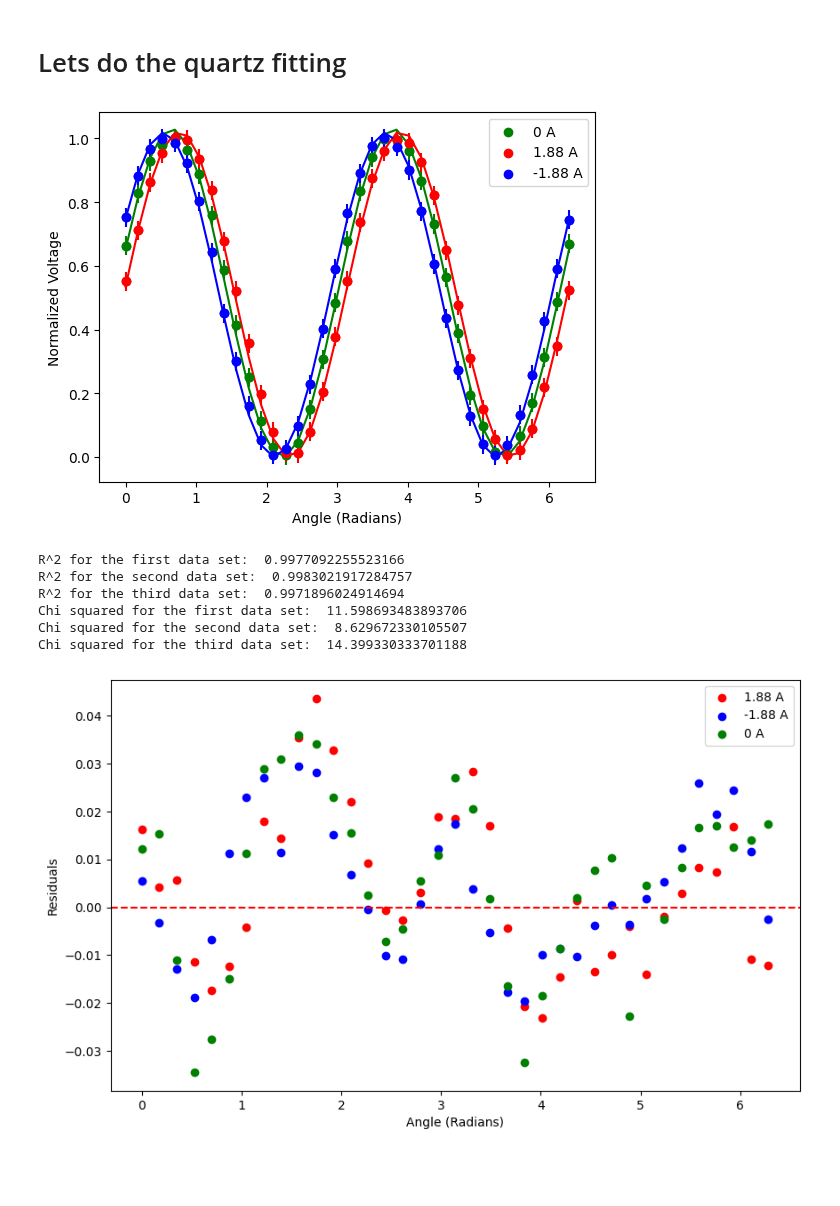
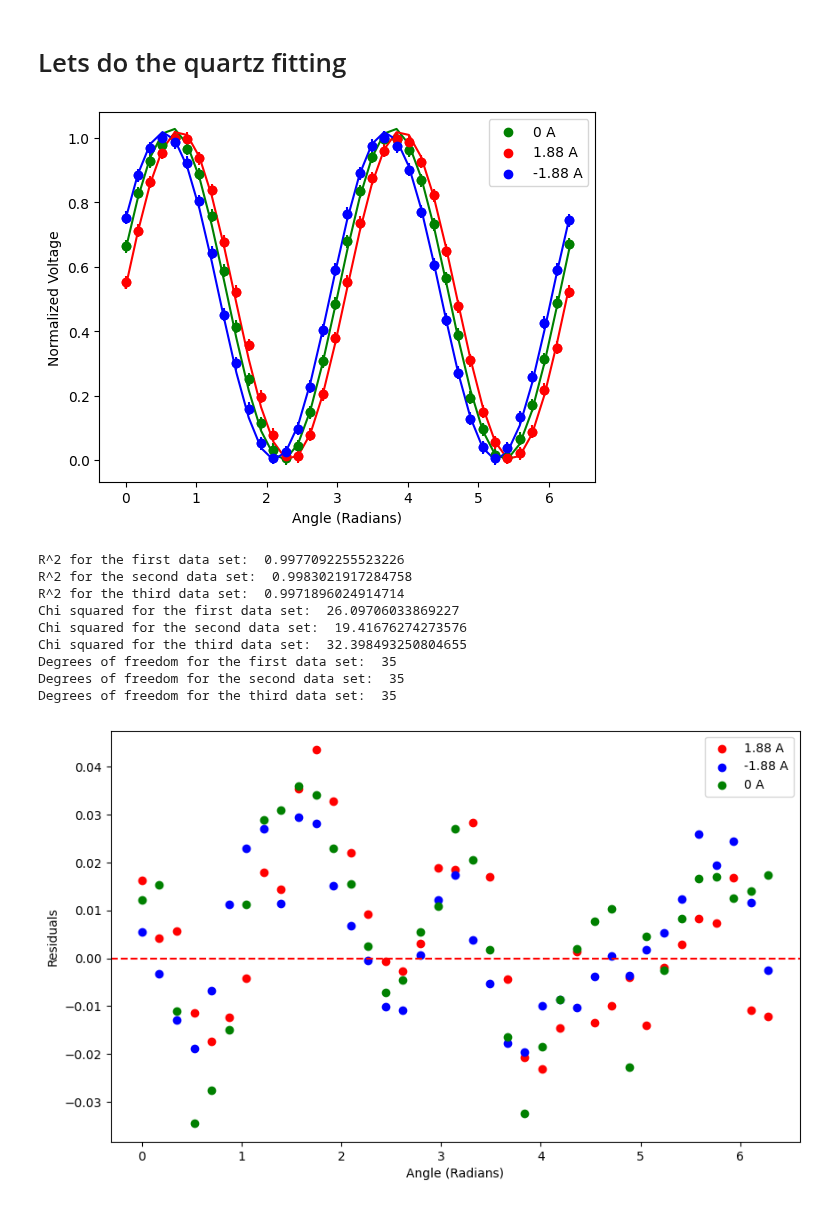
Before and after one commit to ChristianArgueta/PHSX-616, a Jupyter notebook: Faraday.ipynb, the cells around one changed output. Saved outputs shown, nothing was run; the diff lists cells and outputs as text; code cells hidden in the pictures; blank space fills up the shorter version.

```diff
--- a/Faraday.ipynb
+++ b/Faraday.ipynb
@@ -134,39 +134,40 @@ angle9 = np.radians(angle9)
 
 #Error bars
 errorx_degrees = 3
-errory = 0.03
+errory = 0.02
 errorx_radians = np.radians(errorx_degrees)
 # %%
 # Creating a function to fit the data cos^2(theta - phi)
 def cos_sq(x, a, b):
     return a * (np.cos(x - b))**2
 
 # Take in guesses for the parameters
-guess = [1, 0.2]  # Initial guesses for parameters a and b
+guess = [1, 0]  # Initial guesses for parameters a and b
+
 
 # Fitting the data using the guesses
 popt, pcov = curve_fit(cos_sq, angle12, Voltage12, p0=guess)
 popt2, pcov2 = curve_fit(cos_sq, angle13, Voltage13, p0=guess)
 popt3, pcov3 = curve_fit(cos_sq, angle9, Voltage9, p0=guess)
 
 # Plotting the data
 plt.scatter(angle9, Voltage9, color='green', label='0 A')
 plt.scatter(angle12, Voltage12, color='red', label='1.88 A')
 plt.scatter(angle13, Voltage13, color='blue', label='-1.88 A')
 plt.errorbar(angle9, Voltage9, xerr=errorx_radians, yerr=errory, fmt='o', color='green')
 plt.errorbar(angle12, Voltage12, xerr=errorx_radians, yerr=errory, fmt='o', color='red')
 plt.errorbar(angle13, Voltage13, xerr=errorx_radians, yerr=errory, fmt='o', color='blue')
 
 plt.plot(angle9, cos_sq(angle9, *popt3), 'g-')
 plt.plot(angle12, cos_sq(angle12, *popt), 'r-')
 plt.plot(angle13, cos_sq(angle13, *popt2), 'b-')
 
 plt.xlabel('Angle (Radians)')
 plt.ylabel('Normalized Voltage')
 plt.legend()
 plt.show()
 # %% [output]
-[figure, old version]
+[figure, new version]
 # %%
 #Calculate the residuals and chi squared
 residuals = Voltage12 - cos_sq(angle12, *popt)
@@ -200,13 +201,20 @@ print('Chi squared for the third data set: ', chi_squared3)
 dof = len(angle12) - 2
 dof2 = len(angle13) - 2
 dof3 = len(angle9) - 2
+
+print('Degrees of freedom for the first data set: ', dof)
+print('Degrees of freedom for the second data set: ', dof2)
+print('Degrees of freedom for the third data set: ', dof3)
 # %% [output]
-R^2 for the first data set:  0.9977092255523166
-R^2 for the second data set:  0.9983021917284757
-R^2 for the third data set:  0.9971896024914694
-Chi squared for the first data set:  11.598693483893706
-Chi squared for the second data set:  8.629672330105507
-Chi squared for the third data set:  14.399330333701188
+R^2 for the first data set:  0.9977092255523226
+R^2 for the second data set:  0.9983021917284758
+R^2 for the third data set:  0.9971896024914714
+Chi squared for the first data set:  26.09706033869227
+Chi squared for the second data set:  19.41676274273576
+Chi squared for the third data set:  32.398493250804655
+Degrees of freedom for the first data set:  35
+Degrees of freedom for the second data set:  35
+Degrees of freedom for the third data set:  35
 # %%
 #Figure size
 fig = plt.figure(figsize=(10, 6))
```
Also changed, not shown: parts of 6 cells of this notebook.
